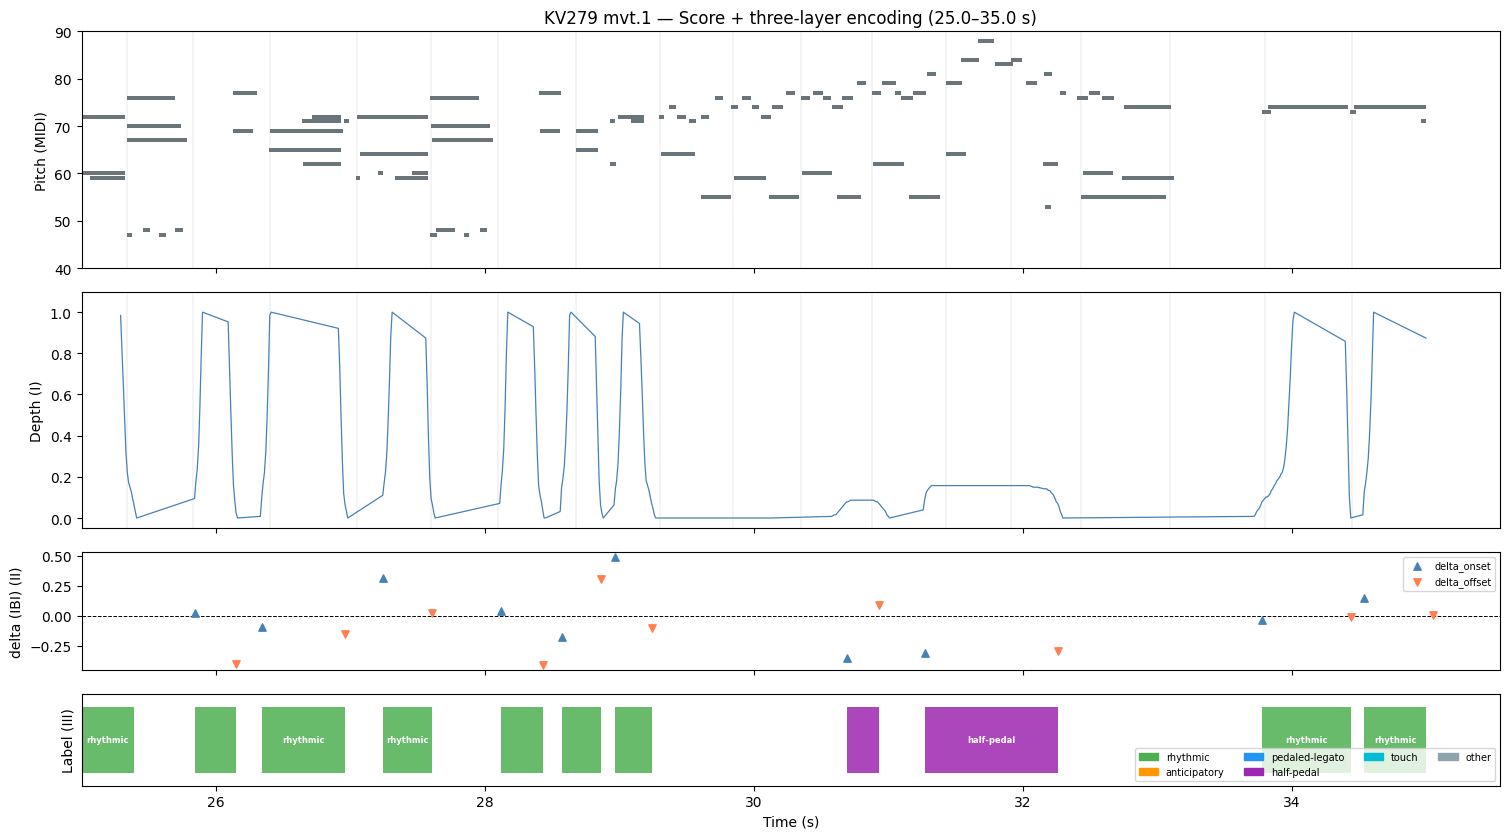
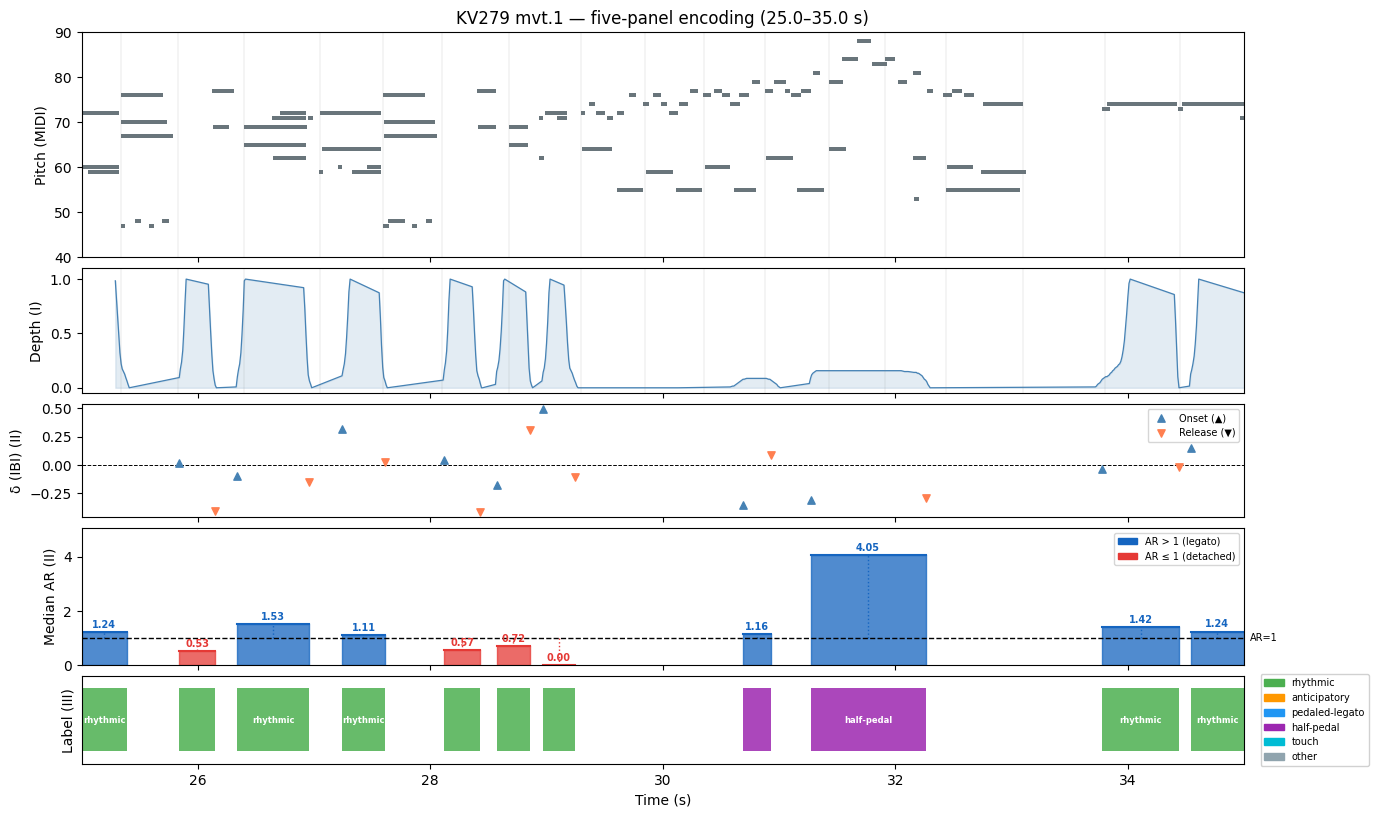
Code edit (unified diff) that turned the first committed figure into the second:
--- before
+++ after
@@ -1,21 +1,16 @@
 T_START, T_END = 25.0, 35.0
 
-LABEL_COLORS = {
-    'rhythmic':     '#4CAF50',
-    'anticipatory': '#FF9800',
-    'pedaled-legato': '#2196F3',
-    'half-pedal':   '#9C27B0',
-    
-    'touch':        '#00BCD4',
-    'other':        '#90A4AE',
-}
+AR_THRESH = 1.0          # threshold used in layer3_labels
+AR_COLOR_ABOVE = '#1565C0'   # blue  — legato (AR > 1)
+AR_COLOR_BELOW = '#E53935'   # red   — detached (AR ≤ 1)
 
-# Build performed note lookup for piano roll
 p_id2on  = {n['id']: float(n['onset_sec'])                            for n in pna}
 p_id2off = {n['id']: float(n['onset_sec']) + float(n['duration_sec']) for n in pna}
 p_id2pit = {n['id']: int(n['pitch'])                                  for n in pna}
 
-fig, axes = plt.subplots(4, 1, figsize=(15, 8.5), sharex=True,
-                          gridspec_kw={'height_ratios': [1.8, 1.8, 0.9, 0.7]})
+fig, axes = plt.subplots(
+    5, 1, figsize=(15, 9.5), sharex=True,
+    gridspec_kw={'height_ratios': [1.8, 1.0, 0.9, 1.1, 0.7], 'hspace': 0.08},
+)
 
 # ── Panel 0: Piano roll ──────────────────────────────────────────────────────
@@ -25,9 +20,8 @@
     if t_off < T_START or t_on > T_END: continue
     x0 = max(t_on, T_START); x1 = min(t_off, T_END)
-    ax.barh(pit, x1 - x0, left=x0, height=0.85,
-            color='#37474F', alpha=0.75)
+    ax.barh(pit, x1 - x0, left=x0, height=0.85, color='#37474F', alpha=0.75)
 ax.set_ylabel('Pitch (MIDI)')
 ax.set_ylim(40, 90)
-ax.set_title(f'KV279 mvt.1 — Score + three-layer encoding ({T_START}–{T_END} s)')
+ax.set_title(f'KV279 mvt.1 — five-panel encoding ({T_START}–{T_END} s)')
 
 # ── Panel 1: Layer I depth ───────────────────────────────────────────────────
@@ -35,18 +29,20 @@
 mask = (t_raw >= T_START) & (t_raw <= T_END)
 ax.plot(t_raw[mask], v_raw[mask], lw=0.9, color='steelblue')
+ax.fill_between(t_raw[mask], 0, v_raw[mask], color='steelblue', alpha=0.15)
 ax.set_ylabel('Depth (I)'); ax.set_ylim(-0.05, 1.1)
+ax.set_yticks([0, 0.5, 1.0])
 
-# beat grid on panels 0 and 1
+# beat grid on panels 0–1
 for bt in beat_ts[(beat_ts >= T_START) & (beat_ts <= T_END)]:
     axes[0].axvline(bt, color='grey', lw=0.3, alpha=0.4)
     axes[1].axvline(bt, color='grey', lw=0.3, alpha=0.4)
 
-# ── Panel 2: Layer II deltas ─────────────────────────────────────────────────
+# ── Panel 2: Layer II timing deltas ─────────────────────────────────────────
 ax = axes[2]
 seen = set()
 for ev in events:
     if T_START <= ev.onset_sec <= T_END and ev.delta_onset is not None:
-        kw_on  = dict(label='delta_onset')  if 'on'  not in seen else {}
-        kw_off = dict(label='delta_offset') if 'off' not in seen else {}
+        kw_on  = dict(label='Onset (▲)')   if 'on'  not in seen else {}
+        kw_off = dict(label='Release (▼)') if 'off' not in seen else {}
         ax.scatter(ev.onset_sec,  ev.delta_onset,  marker='^', s=28,
                    color='steelblue', zorder=3, **kw_on)
@@ -55,9 +51,45 @@
         seen.update(['on', 'off'])
 ax.axhline(0, color='k', lw=0.7, ls='--')
-ax.set_ylabel('delta (IBI) (II)')
+ax.set_ylabel('δ (IBI) (II)')
 ax.legend(fontsize=7, loc='upper right')
 
-# ── Panel 3: Layer III labels ─────────────────────────────────────────────────
+# ── Panel 3: AR per pedal event ──────────────────────────────────────────────
 ax = axes[3]
+ar_vals = []
+for ev in events:
+    if ev.offset_sec < T_START or ev.onset_sec > T_END: continue
+    if not ev.ar_notes: continue
+    ar_med = float(np.median(ev.ar_notes))
+    ar_vals.append(ar_med)
+    x0     = max(ev.onset_sec,  T_START)
+    x1     = min(ev.offset_sec, T_END)
+    color  = AR_COLOR_ABOVE if ar_med > AR_THRESH else AR_COLOR_BELOW
+
+    # filled bar from 0 to ar_med, spanning event duration
+    ax.fill_betweenx([0, ar_med], x0, x1, color=color, alpha=0.75)
+    ax.plot([x0, x1], [ar_med, ar_med], color=color, lw=1.5)
+
+    # stem line at event centre from threshold to ar_med
+    xc = (x0 + x1) / 2
+    ax.plot([xc, xc], [AR_THRESH, ar_med], color=color, lw=1.0, ls=':')
+
+    # value label just above the top of the bar
+    ax.text(xc, ar_med + 0.08, f'{ar_med:.2f}',
+            ha='center', va='bottom', fontsize=7,
+            color=color, fontweight='bold')
+
+ax.axhline(AR_THRESH, color='k', lw=1.0, ls='--')
+ax.text(T_END + 0.05, AR_THRESH, 'AR=1', va='center', fontsize=7, color='k')
+ax.set_ylabel('Median AR (II)')
+y_top = max(max(ar_vals) * 1.25, 2.8) if ar_vals else 2.8
+ax.set_ylim(0, y_top)
+
+# legend
+above_patch = mpatches.Patch(color=AR_COLOR_ABOVE, label='AR > 1 (legato)')
+below_patch = mpatches.Patch(color=AR_COLOR_BELOW, label='AR ≤ 1 (detached)')
+ax.legend(handles=[above_patch, below_patch], fontsize=7, loc='upper right')
+
+# ── Panel 4: Layer III labels ─────────────────────────────────────────────────
+ax = axes[4]
 ax.set_ylim(0, 1); ax.set_yticks([])
 for ev in events:
@@ -71,7 +103,11 @@
                 fontsize=6, color='white', fontweight='bold')
 ax.set_ylabel('Label (III)'); ax.set_xlabel('Time (s)')
+patches = [mpatches.Patch(color=c, label=l) for l, c in LABEL_COLORS.items()]
+ax.legend(handles=patches, bbox_to_anchor=(1.01, 0.5), loc='center left',
+          fontsize=7, ncol=1, framealpha=0.9)
 
-patches = [mpatches.Patch(color=c, label=l) for l, c in LABEL_COLORS.items()]
-ax.legend(handles=patches, loc='lower right', fontsize=7, ncol=4)
-
-plt.tight_layout(); plt.show()
+axes[0].set_xlim(T_START, T_END)
+plt.tight_layout()
+import os; os.makedirs('figures', exist_ok=True)
+fig.savefig('figures/kv279_5panel_25_35s.png', dpi=600, bbox_inches='tight')
+plt.show()

Commit: update figure 3